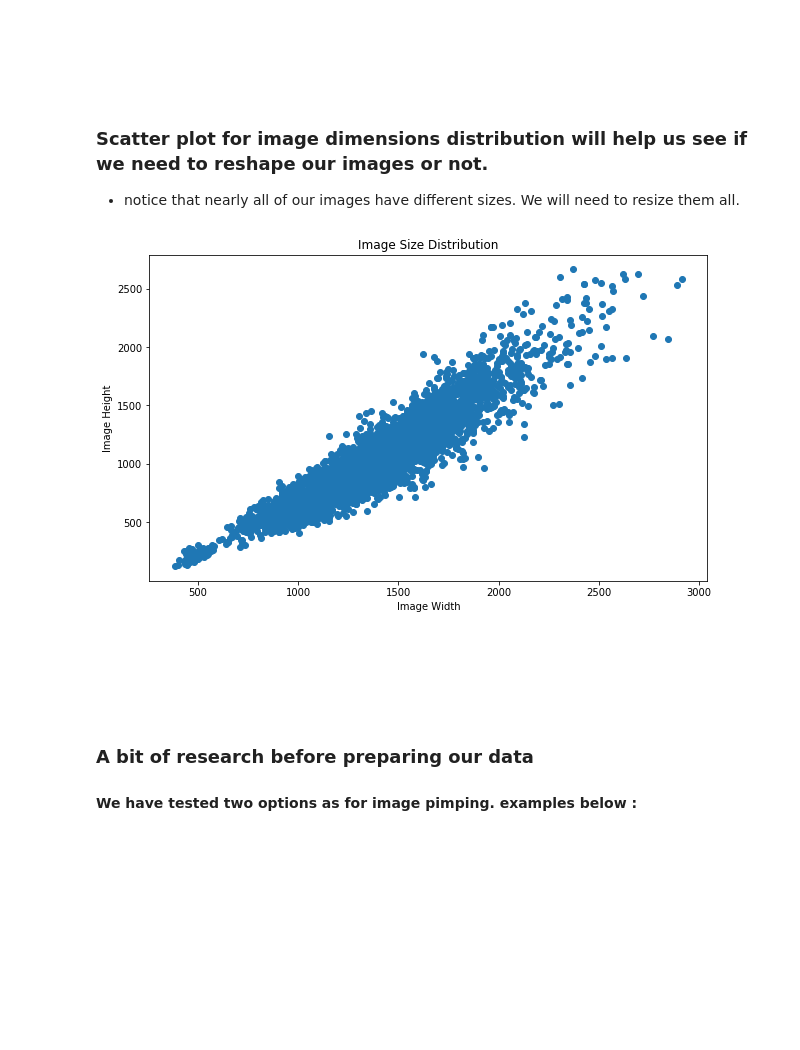
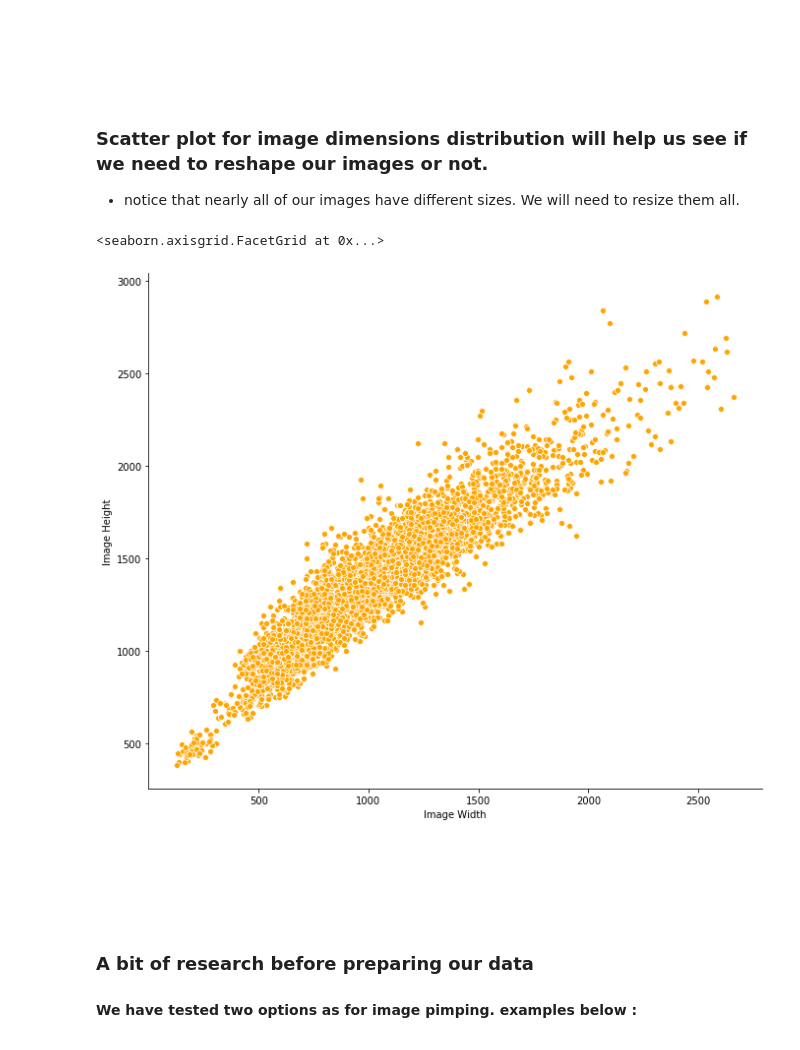
Before and after one commit to JK2018/Epitech---Daily-Repo, a Jupyter notebook: JK - XRAY - 3targets LATEST.ipynb, the cells around one changed output. Drawn from its saved outputs; the diff is of its cells as text; code cells hidden in the pictures; blank space fills up the shorter version.

```diff
--- a/JK - XRAY - 3targets LATEST.ipynb
+++ b/JK - XRAY - 3targets LATEST.ipynb
@@ -153,22 +170,27 @@ Total images in sample equally distributed dataset :  4023
 # %%
 xscatter = []
 yscatter = []
 for a in files_train_sample:
     img = cv2.imread(a)
     height, width, channels = img.shape
     xscatter.append(height)
     yscatter.append(width)
 
 
-fig, ax = plt.subplots(figsize=(10, 6))
-ax.scatter(x = yscatter, y = xscatter)
 
-plt.xlabel("Image Width")
-plt.ylabel("Image Height")
-plt.title("Image Size Distribution")
-plt.show()
+df = pd.DataFrame({'Image Width':xscatter,
+                   'Image Height':yscatter})
+
+sns.relplot(data=df,
+            x='Image Width',
+            y='Image Height',
+            kind='scatter',
+            height=8,
+            aspect=1.2,
+            color='orange')
 # %% [output]
+<seaborn.axisgrid.FacetGrid at 0x...>
-[figure, old version]
+[figure, new version]
 # %% [markdown]
 <br/><br/><br/><br/>
 ### A bit of research before preparing our data
```
Also changed, not shown: parts of 19 cells of this notebook.
